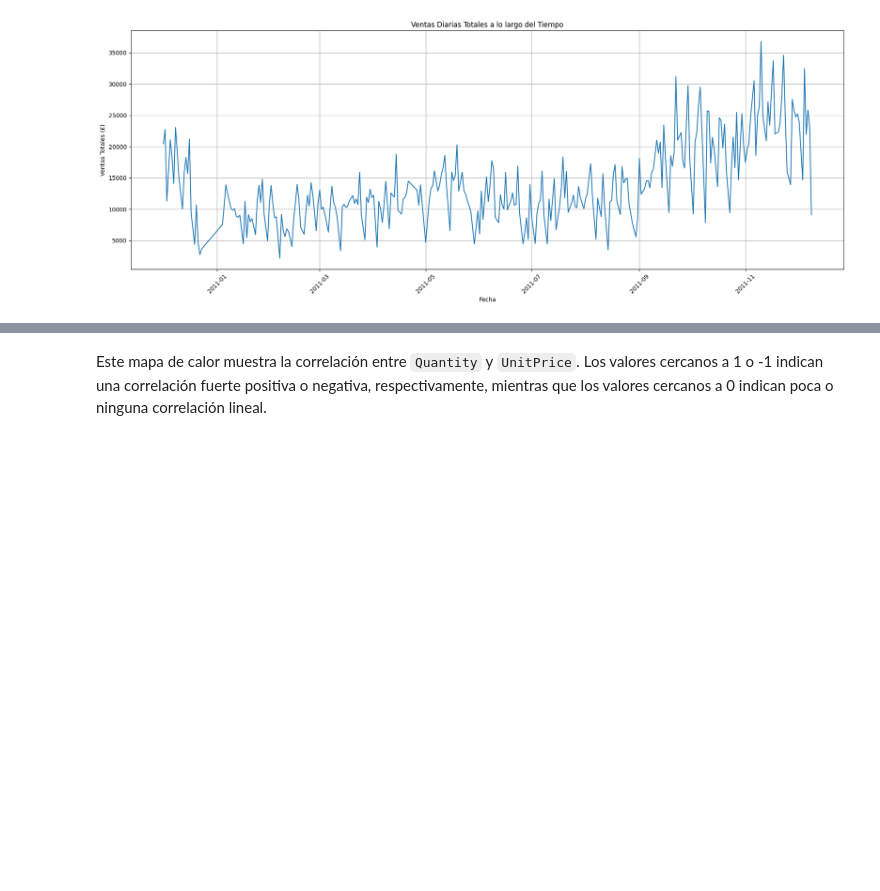
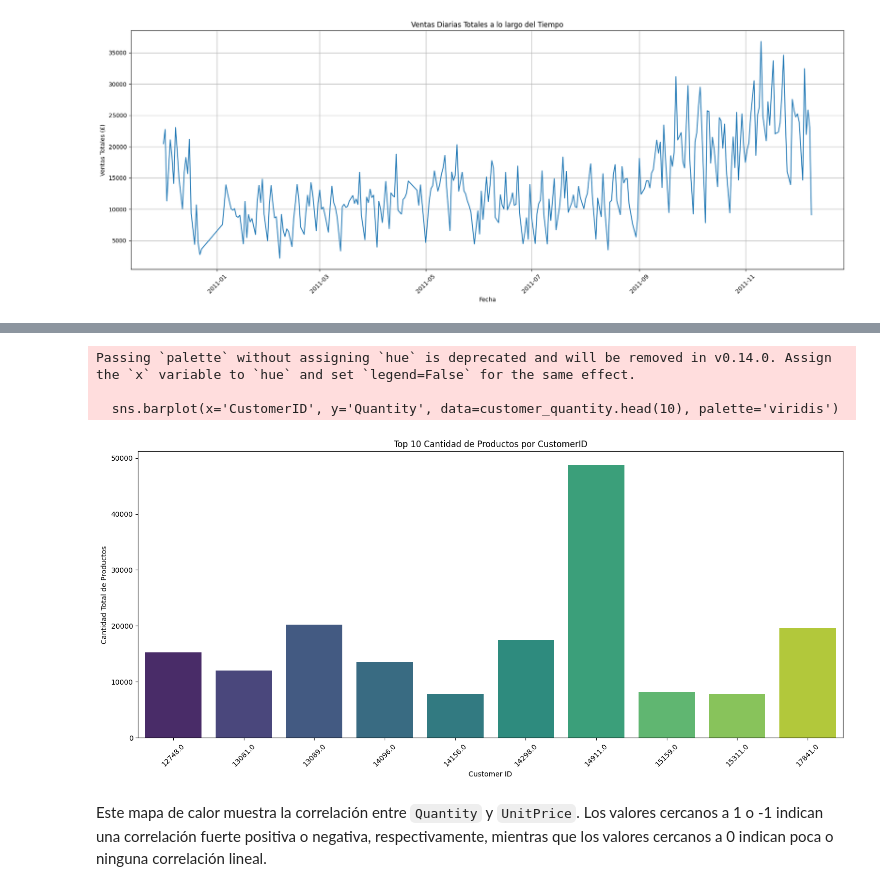
Before and after one commit to Cristobal2506/MineriaDeDatos, a Jupyter notebook: proyecto_base_mineria.ipynb, the cells around one changed output, grey strips where cells are left out. Drawn from its saved outputs; the diff is of its cells as text; code cells hidden in the pictures; blank space fills up the shorter version.

```diff
--- a/proyecto_base_mineria.ipynb
+++ b/proyecto_base_mineria.ipynb
@@ -339,3 +343,19 @@ plt.show()
+# %%
+customer_quantity = df_cleaned.groupby('CustomerID')['Quantity'].sum().sort_values(ascending=False).reset_index()
+
+plt.figure(figsize=(15, 7))
+sns.barplot(x='CustomerID', y='Quantity', data=customer_quantity.head(10), palette='viridis')
+plt.title('Top 10 Cantidad de Productos por CustomerID')
+plt.xlabel('Customer ID')
+plt.ylabel('Cantidad Total de Productos')
+plt.xticks(rotation=45)
+plt.tight_layout()
+plt.show()
+# %% [output]
+Passing `palette` without assigning `hue` is deprecated and will be removed in v0.14.0. Assign the `x` variable to `hue` and set `legend=False` for the same effect.
+
+  sns.barplot(x='CustomerID', y='Quantity', data=customer_quantity.head(10), palette='viridis')
+[figure, added]
 # %% [markdown]
 Este mapa de calor muestra la correlación entre `Quantity` y `UnitPrice`. Los valores cercanos a 1 o -1 indican una correlación fuerte positiva o negativa, respectivamente, mientras que los valores cercanos a 0 indican poca o ninguna correlación lineal.
 # %%
```
Also changed, not shown: parts of 1 cell of this notebook.
